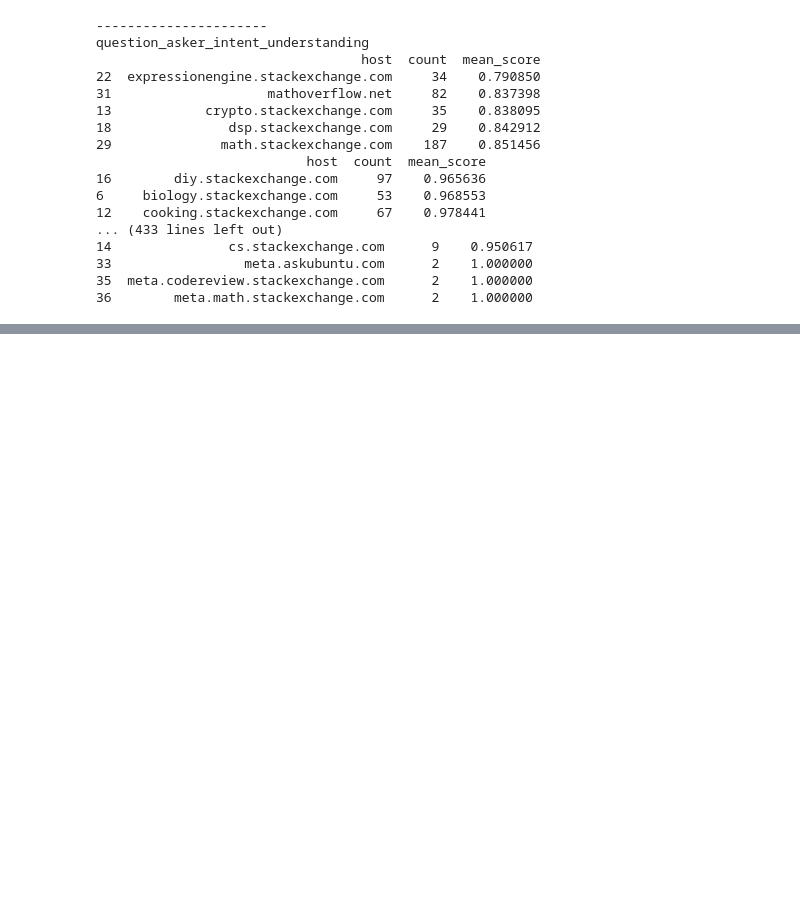
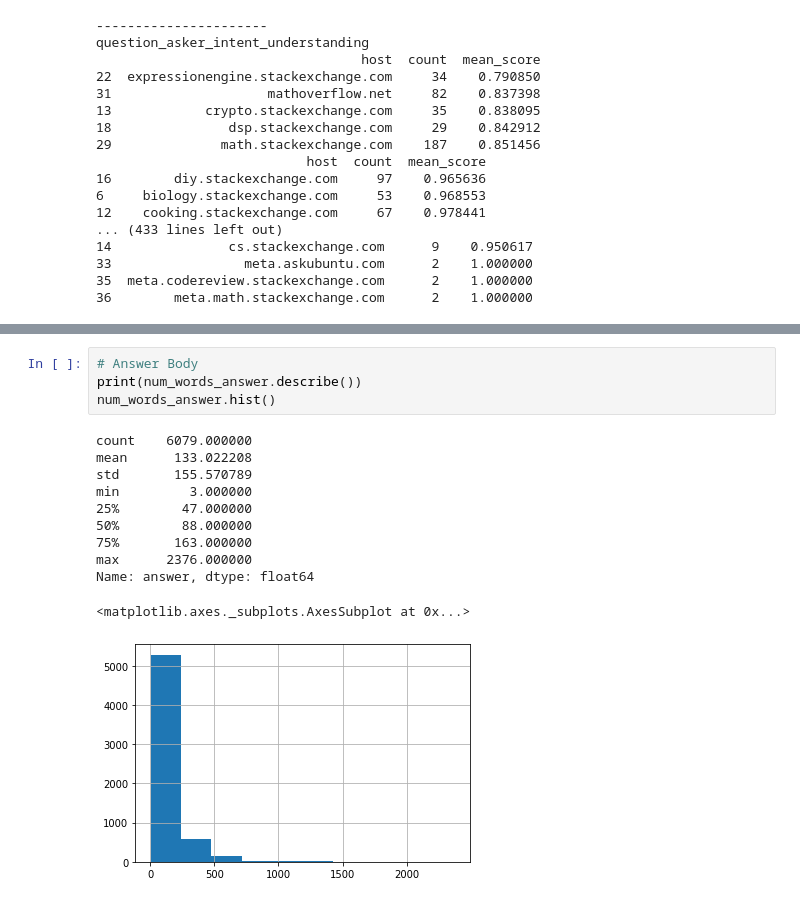
Before and after one commit to JoshVarty/GoogleQALabeling, a Jupyter notebook: 00_ExploratoryDataAnalysis.ipynb, the cells around one changed output, grey strips where cells are left out. Drawn from its saved outputs; the diff is of its cells as text; blank space fills up the shorter version.

```diff
--- a/00_ExploratoryDataAnalysis.ipynb
+++ b/00_ExploratoryDataAnalysis.ipynb
@@ -256,0 +295,16 @@ question_asker_intent_understanding
+# %%
+# Answer Body
+print(num_words_answer.describe())
+num_words_answer.hist()
+# %% [output]
+count    6079.000000
+mean      133.022208
+std       155.570789
+min         3.000000
+25%        47.000000
+50%        88.000000
+75%       163.000000
+max      2376.000000
+Name: answer, dtype: float64
+<matplotlib.axes._subplots.AxesSubplot at 0x...>
+[figure, added]
```
Also changed, not shown: parts of 6 cells of this notebook.
